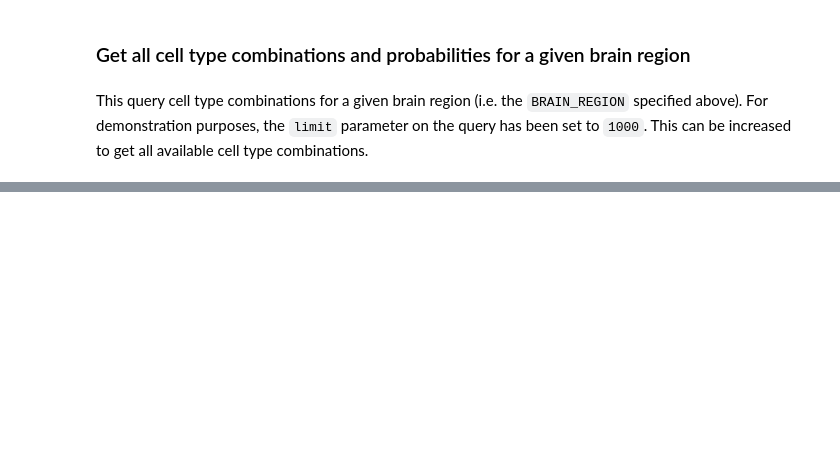
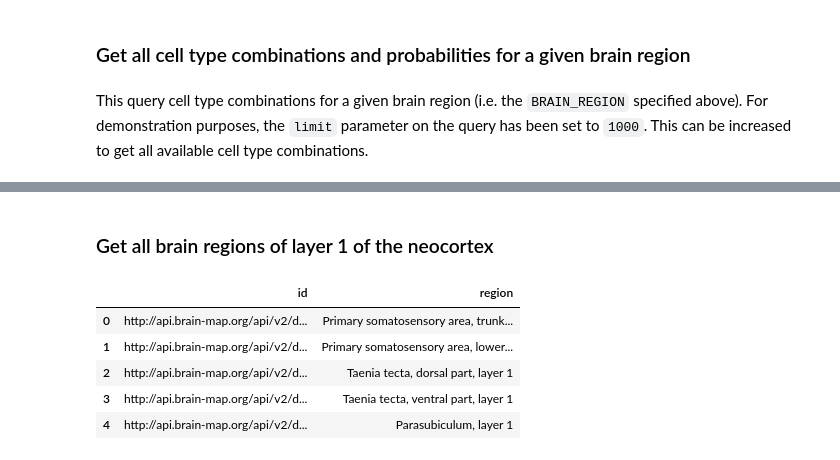
Before and after one commit to BlueBrain/brain-modeling-ontology, a Jupyter notebook: examples/notebooks/Query Cell Types Ontology.ipynb, the cells around one changed output, grey strips where cells are left out. Saved outputs shown, nothing was run; the diff lists cells and outputs as text; code cells hidden in the pictures; blank space fills up the shorter version.

```diff
--- a/examples/notebooks/Query Cell Types Ontology.ipynb
+++ b/examples/notebooks/Query Cell Types Ontology.ipynb
@@ -298,0 +599,26 @@ df.head()
+# %% [markdown]
+### Get all brain regions of layer 1 of the neocortex
+# %%
+query = f"""
+
+SELECT ?id ?region
+
+WHERE {{
+        ?id hasLayerLocationPhenotype <http://purl.obolibrary.org/obo/UBERON_0005390> ;
+            subClassOf* BrainRegion ;
+            label ?region
+}}
+"""
+# %%
+resources = forge.sparql(query, limit=1000)
+# %%
+df = forge.as_dataframe(resources)
+# %%
+df.head()
+# %% [output]
+|  | id | region |
+| 0 | http://api.brain-map.org/api/v2/d... | Primary somatosensory area, trunk... |
+| 1 | http://api.brain-map.org/api/v2/d... | Primary somatosensory area, lower... |
+| 2 | http://api.brain-map.org/api/v2/d... | Taenia tecta, dorsal part, layer 1 |
+| 3 | http://api.brain-map.org/api/v2/d... | Taenia tecta, ventral part, layer 1 |
+| 4 | http://api.brain-map.org/api/v2/d... | Parasubiculum, layer 1 |
```
Also changed, not shown: parts of 69 cells of this notebook.
